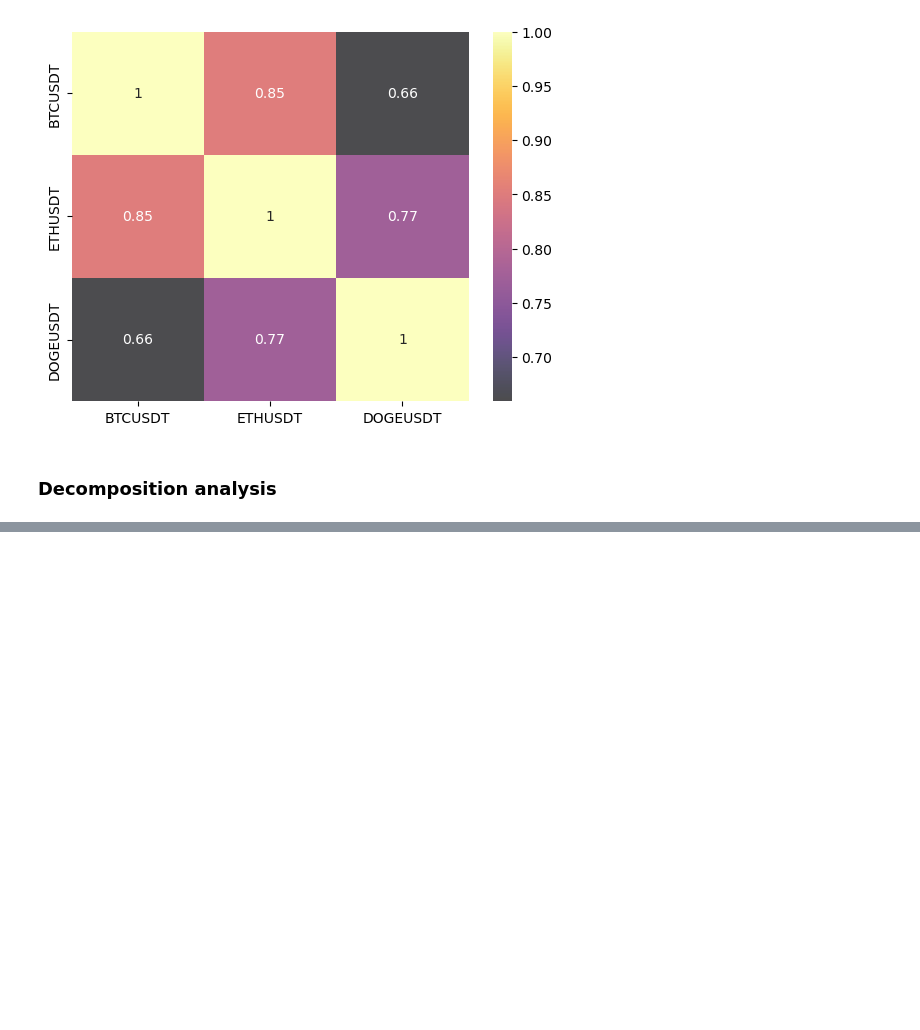
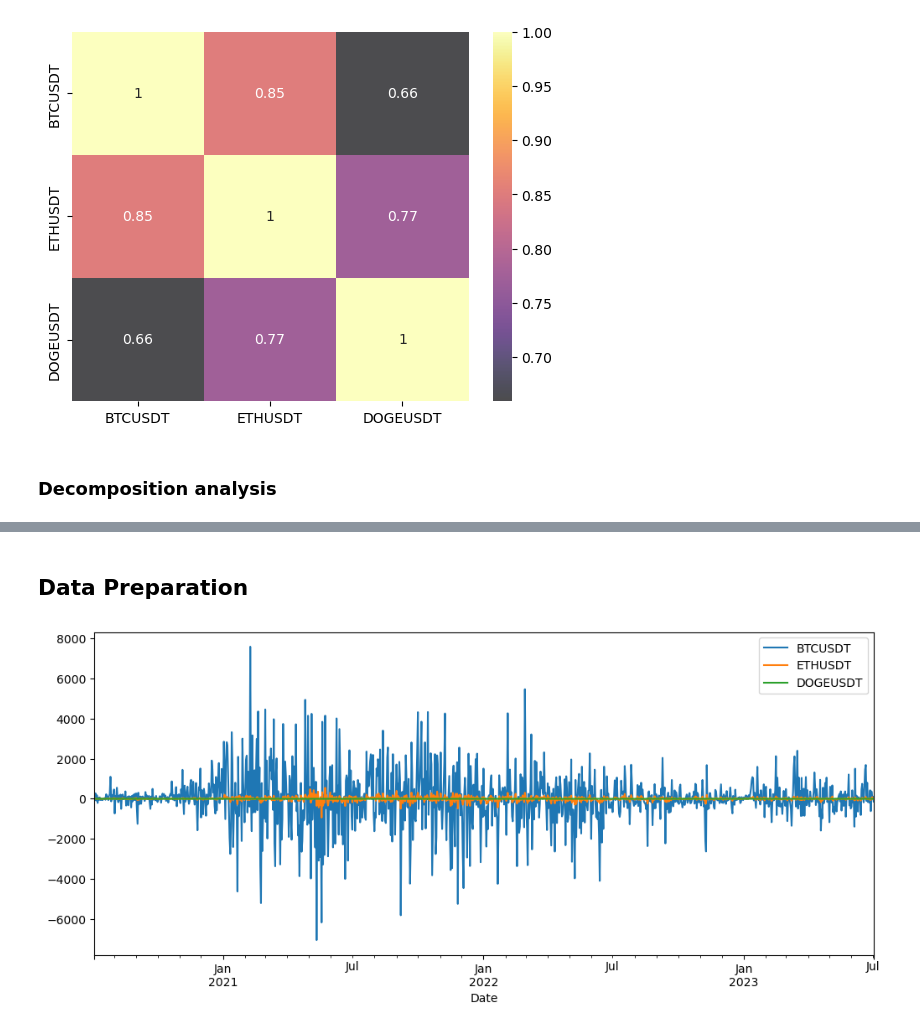
Before and after one commit to ugurEki/Cryptocurrency-Analysis, a Jupyter notebook: Time Series Analysis.ipynb, the cells around one changed output, grey strips where cells are left out. Cells and saved outputs as stored; diff of their text form; code cells hidden in the pictures; blank space fills up the shorter version.

```diff
--- a/Time Series Analysis.ipynb
+++ b/Time Series Analysis.ipynb
@@ -114,0 +203,13 @@ decomposition(crypto["DOGEUSDT"], method = "multiplicative")
+# %% [markdown]
+## Data Preparation
+# %%
+# First order differencing to remove trends and achieve stationary
+differenced_crypto = crypto.diff(1).dropna()
+# %%
+# Transformed Data.
+
+differenced_crypto.plot(figsize = (12, 5))
+
+plt.show()
+# %% [output]
+[figure, added]
```
Also changed, not shown: parts of 14 cells of this notebook.
